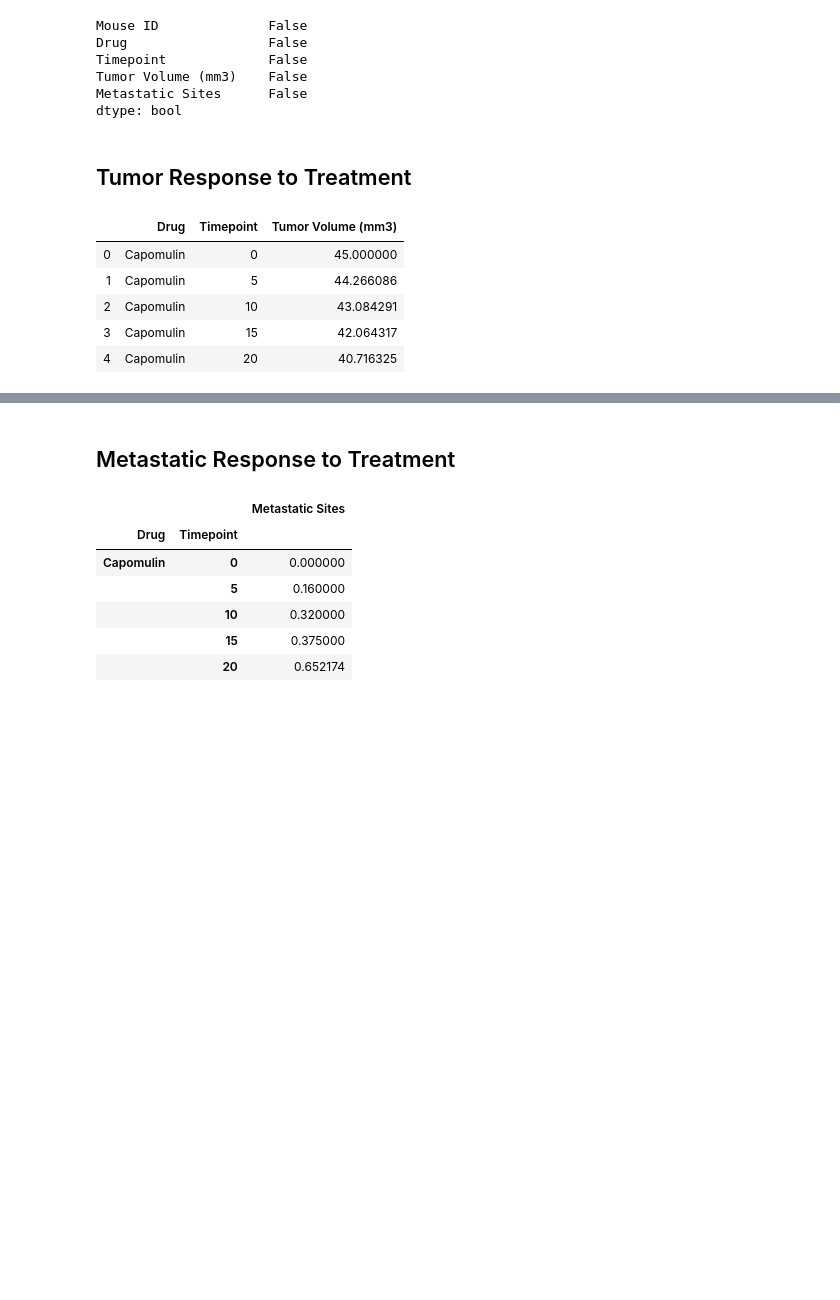
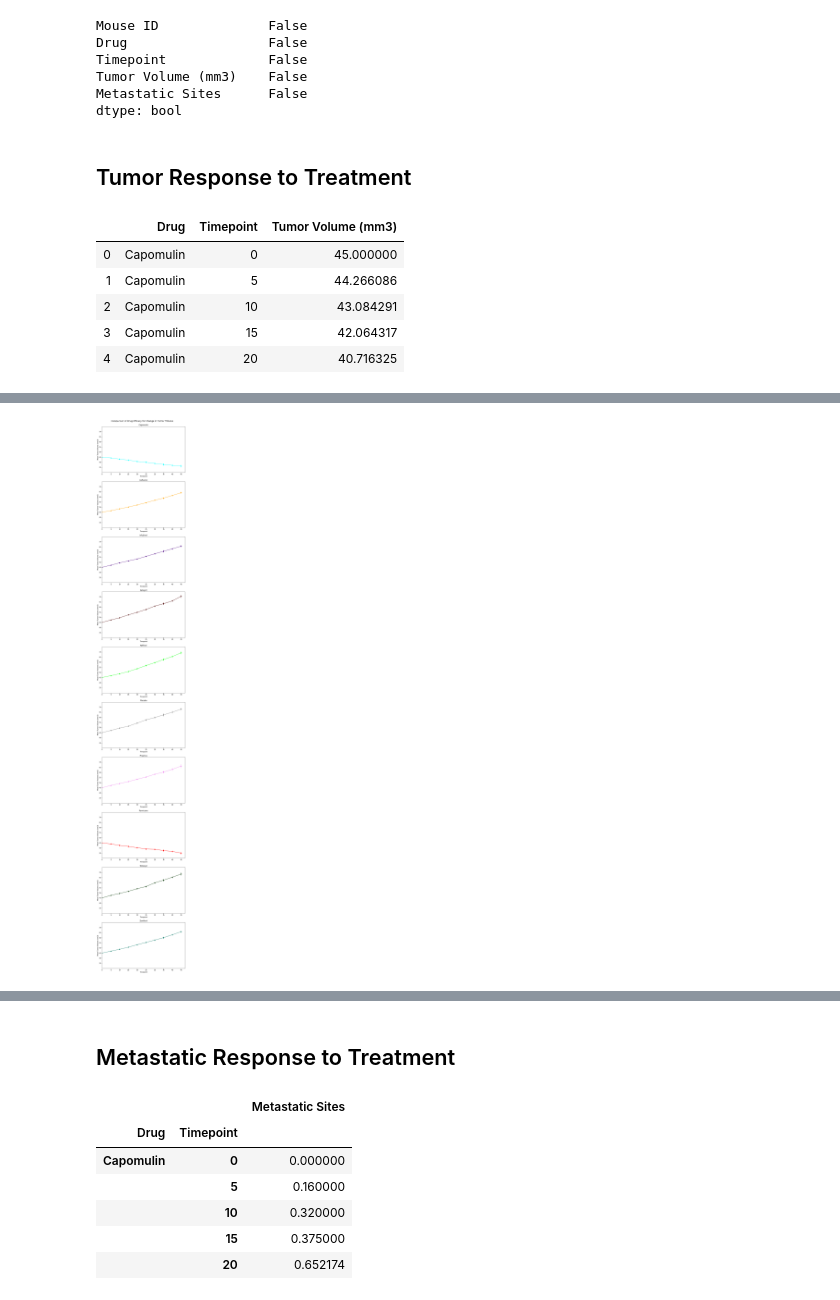
Before and after one commit to epayne323/matplotlib-challenge, a Jupyter notebook: Pymaceuticals/pymaceuticals.ipynb, the cells around one changed output, grey strips where cells are left out. Saved outputs shown, nothing was run; the diff lists cells and outputs as text; code cells hidden in the pictures; blank space fills up the shorter version.

Commit message:
completed mean tumor volume section and it looks nice. except I can't remove the connecting lines in the error bars.

```diff
--- a/Pymaceuticals/pymaceuticals.ipynb
+++ b/Pymaceuticals/pymaceuticals.ipynb
@@ -110,6 +65,5 @@ mean_tumor_volume_rf
 # %%
-# Store the Standard Error of Tumor Volumes Grouped by Drug and Timepoint
-
-# Convert to DataFrame
-
+# Store the Standard Error of Tumor Volumes Grouped by Drug and Timepoint and Convert to DataFrame
+sem_tumor_volume = combined_df.groupby(["Drug", "Timepoint"]).sem()["Tumor Volume (mm3)"].reset_index()
 # Preview DataFrame
+sem_tumor_volume.head()
@@ -140,0 +81,6 @@ mean_tumor_volume_rf
+# %%
+mean_tumor_volume_rf = pd.pivot_table(mean_tumor_volume, values="Tumor Volume (mm3)",index="Timepoint",
+                                      columns="Drug")
+sem_tumor_volume_rf = pd.pivot_table(sem_tumor_volume, values="Tumor Volume (mm3)",index="Timepoint",
+                                      columns="Drug")
+sem_tumor_volume_rf
@@ -141,3 +100,49 @@ mean_tumor_volume_rf
+# %%
+colors = {"Capomulin":"cyan","Ceftamin":"orange","Infubinol":"indigo","Ketapril":"xkcd:dried blood",
+          "Naftisol":"xkcd:neon green","Placebo":"grey","Propriva":"violet","Ramicane":"red",
+          "Stelasyn":"xkcd:dark green","Zoniferol":"xkcd:blue green"}
+# %%
+# Generate the Plot (with Error Bars)
+# using subplots because having every drug errorbar on one graph is too crowded
+# sharing x & y axes makes visual comparison easier
+# plt.title
+fig, (p1,p2,p3,p4,p5,p6,p7,p8,p9,p10) = plt.subplots(10, sharey=True,figsize=(10,60))
+x_ticks = mean_tumor_volume_rf.index
+# p1.set_xlim(min(x_ticks)*0.95, max(x_ticks)*1.05)
+# p1.set_xticks(x_ticks)
+p1.set_ylim(30,75)
+p1.set_yticks(np.arange(35,71,5))
+
+counter = 0
+for p in (p1,p2,p3,p4,p5,p6,p7,p8,p9,p10):
+    # get the drug name from the list of columns to easily get series
+    drug = mean_tumor_volume_rf.columns[counter]
+    p.scatter(x_ticks, mean_tumor_volume_rf[drug], c=colors[drug], s=30, label=drug)
+    p.errorbar(x_ticks, mean_tumor_volume_rf[drug], sem_tumor_volume_rf[drug], c=colors[drug],
+               label=drug, elinewidth = 1)
+    p.title.set_text(drug)
+    p.set_xticks(x_ticks)
+    p.set_xlim(min(x_ticks)*0.95, max(x_ticks)*1.05)
+    p.set_xlabel("Timepoint")
+    p.set_ylabel("Mean Tumor Volume (mm3)")
+    counter += 1
+
+# plt.figure(figsize = (12,14))
+# for drug in mean_tumor_volume_rf:
+#     plt.scatter(mean_tumor_volume_rf.index, mean_tumor_volume_rf[drug], c = colors[drug], s=16, \
+#                 label=drug)
+#     plt.errorbar(mean_tumor_volume_rf.index, mean_tumor_volume_rf[drug], sem_tumor_volume_rf[drug],
+#                  color= colors[drug], fmt='')
+# Save the Figure
+# plt.legend(loc="best")
+# plt.ylabel("Mean Tumor Volume (mm3)")
+# plt.xlabel("Timepoint")
+# plt.tight_layout()
+fig.suptitle("Comparison of Drug Efficacy for Change in Tumor Volume", fontsize="x-large")
+fig.subplots_adjust(top=.97)
+# plt.ylabel("")
+# %% [output]
+[figure, added]
 # %%
 # Show the Figure
 plt.show()
```
Also changed, not shown: parts of 8 cells of this notebook.
